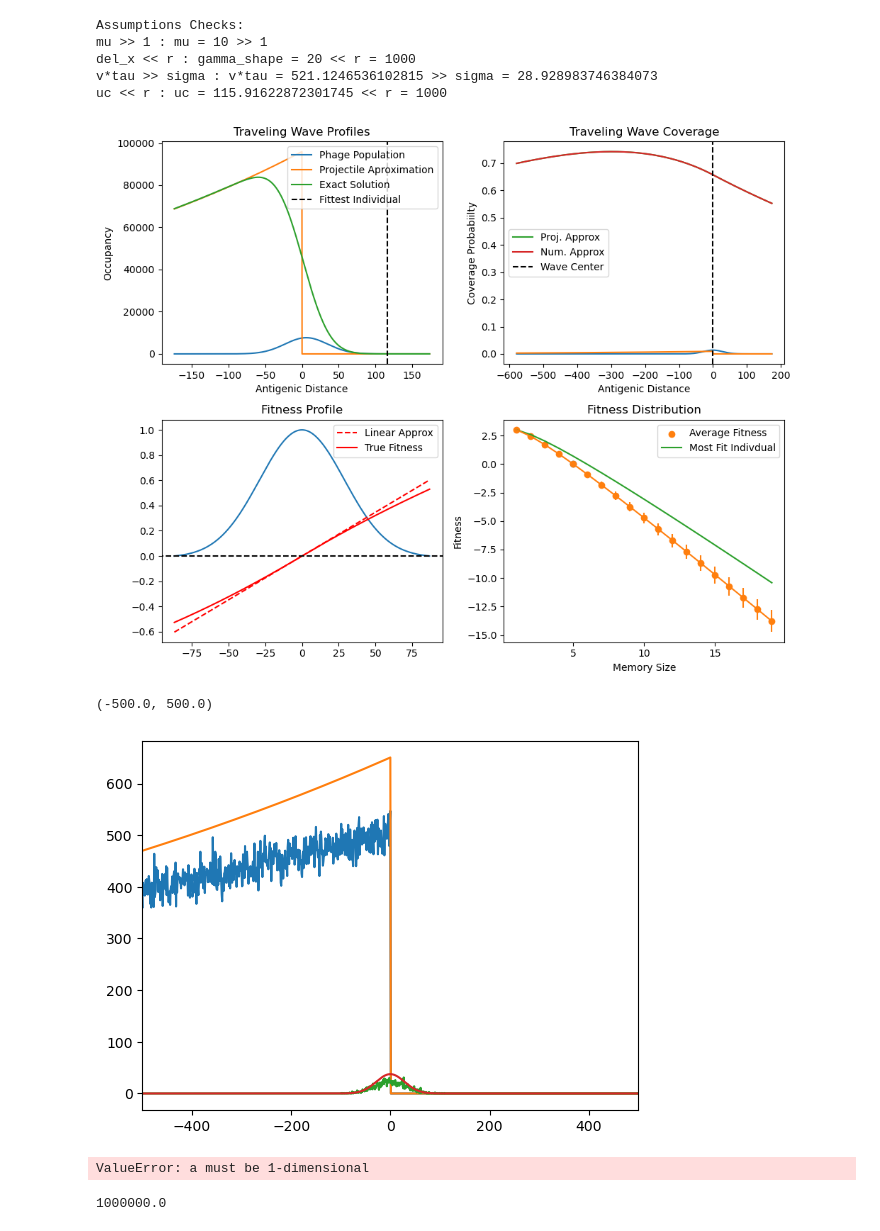
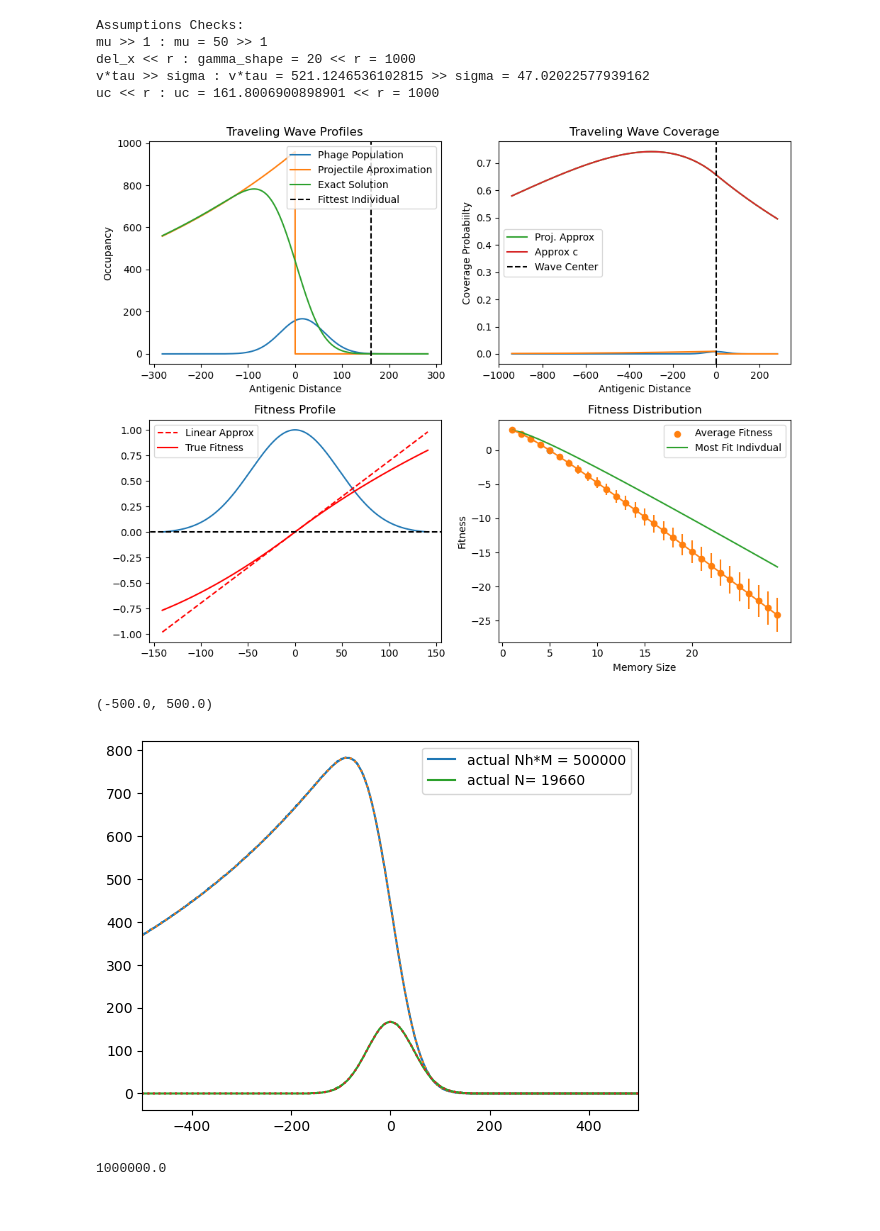
Before and after one commit to zhizhang1445/CRISPR_Sim, a Jupyter notebook: Long_Simulation/main1D.ipynb, the cells around one changed output. Drawn from its saved outputs; the diff is of its cells as text; code cells hidden in the pictures.

```diff
--- a/Long_Simulation/main1D.ipynb
+++ b/Long_Simulation/main1D.ipynb
@@ -24,11 +24,11 @@ from mutation import mutation
 from randomHGT import HGT_logistic_event
 # %%
 params = { #parameters relevant for the equations
-        "Nh":                     1E7,
+        "Nh":                     1E5,
         "N0":                     1E9, #This Will be updated by self-consitent solution
         "R0":                      20,
         "M":                        5, #Also L, total number of spacers
-        "mu":                      10, #mutation rate
+        "mu":                      50, #mutation rate
         "gamma_shape":             20,
         "Np":                      10, #Number of Cas Protein
         "dc":                      10, #Required number of complexes to activate defence
@@ -40,22 +40,22 @@ params = { #parameters relevant for the equations
         "rate_recovery":            0,
         "HGT_type":                 0,
         "n_spacer":                 1,
-        "A":                        1,
+        "A":                        0.75,
     }
 sim_params = { #parameters relevant for the simulation (including Inital Valuess)
         "continue":                 False, #DO NOT CREATE ARBITRARY FOLDERS ONLY FOR TESTS
-        "xdomain":                 100000,
+        "xdomain":                  50000,
         "dim":                          1,
         "dx":                           1,
-        "tf":                        4000,
+        "tf":                        1000,
         "dt":                           1,
         "dt_exact_fitness":             1,
         "dt_snapshot":                  1,
         "initial_mean_n":           [0,0],
         "initial_mean_nh":          [0,0],
-        "conv_size":                 4000,
+        "conv_size":                 2000,
         "num_threads":                 32,
-        "foldername":   "../Data_1D_Test",
+        "foldername":   "../Data_1D_Test_A_075",
         "seed":                         34,
         "hard_N0":                   False,
         "ndim":                         1,
@@ -71,10 +71,10 @@ except FileNotFoundError:
     write2json(foldername, params, sim_params)
 # %% [output]
 Assumptions Checks:
-mu >> 1 : mu = 10 >> 1
+mu >> 1 : mu = 50 >> 1
 del_x << r : gamma_shape = 20 << r = 1000
-v*tau >> sigma : v*tau = 521.1246536102815 >> sigma = 28.928983746384073
-uc << r : uc = 115.91622872301745 << r = 1000
+v*tau >> sigma : v*tau = 521.1246536102815 >> sigma = 47.02022577939162
+uc << r : uc = 161.8006900898901 << r = 1000
 # %%
 from formulas import plot_fitness_memory_dynamics, plot_wave_coverage, plot_wave_fitness, plot_wave_profiles
 fig = plt.figure(figsize=(10, 8))
@@ -100,11 +100,14 @@ plt.tight_layout()
 # Display the plot
 plt.show()
 # %% [output]
-[figure, old version]
+[figure, new version]
 # %%
+from formulas import gaussian1D, semi_exact_nh
+xdomain = np.arange(-sim_params["xdomain"], sim_params["xdomain"], sim_params["dx"])
+
 st1 = time.time()
 n = init_guassian_n(params, sim_params)
-nh = init_trail_nh(params, sim_params, exact=False)
+nh = init_trail_nh(params, sim_params)
 kernel_1D = init_1D_kernel(params, sim_params)
 ed = time.time()
 
@@ -126,24 +129,25 @@ with open(foldername+'/runtime_stats.txt','w') as file:
 # %%
 from formulas import gaussian1D, semi_exact_nh, trail_exp
 xdomain = sim_params["xdomain"]
 dx = sim_params["dx"]
 x_range = np.arange(-xdomain, xdomain, dx)
 
-plt.plot(x_range, nh)
-plt.plot(x_range, trail_exp(x_range, 0, params, sim_params))
-plt.plot(x_range, n)
-plt.plot(x_range, gaussian1D(x_range, 0, params, sim_params))
+plt.plot(x_range, nh, label = f"actual Nh*M = {np.sum(nh)}")
+plt.plot(x_range, semi_exact_nh(x_range, 0, params, sim_params), linestyle = ":")
+plt.plot(x_range, n, label = f"actual N= {np.sum(n)}")
+plt.plot(x_range, gaussian1D(x_range, 0, params, sim_params), linestyle = ":")
+plt.legend()
 plt.xlim(-500, 500)
 # %% [output]
 (-500.0, 500.0)
-[figure, old version]
+[figure, new version]
 # %%
 while(t < sim_params["tf"]):
 
     np.save(folder+f"/frame_n{t}.npy", n)
     np.save(folder+f"/frame_nh{t}.npy", nh)
 
-    str1:float = time.time()
+    st1 = time.time()
     p = coverage_1D(nh, kernel_1D, params, sim_params)
 
     st2 = time.time()
@@ -176,8 +180,6 @@ while(t < sim_params["tf"]):
         file.write(outstring)
 
     t += sim_params["dt"]
-# %% [output]
-ValueError: a must be 1-dimensional
 # %%
 params["Nh"]*params["M"]
 # %% [output]
```
Also changed, not shown: 8 other files.
